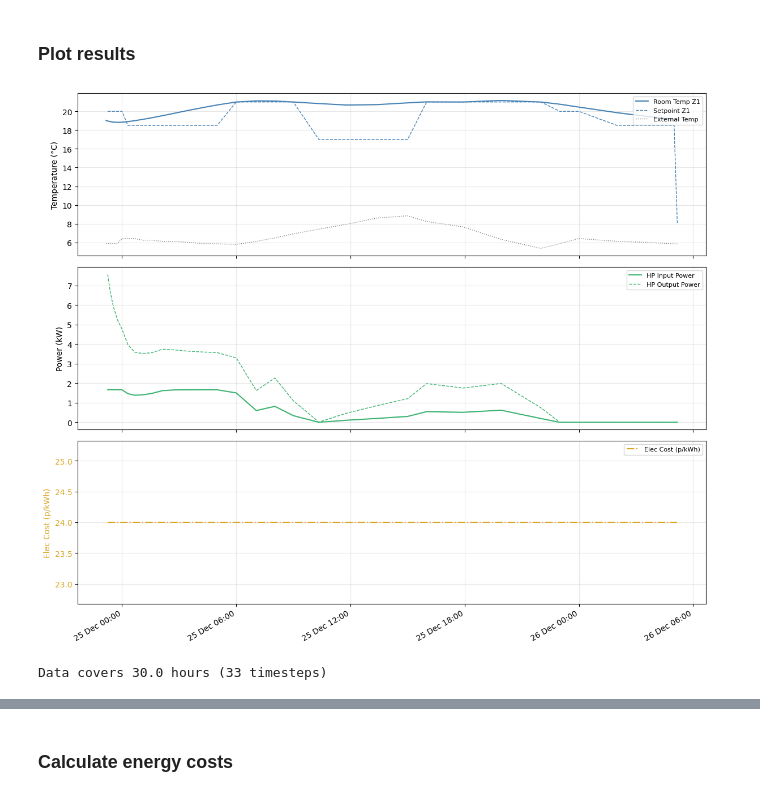
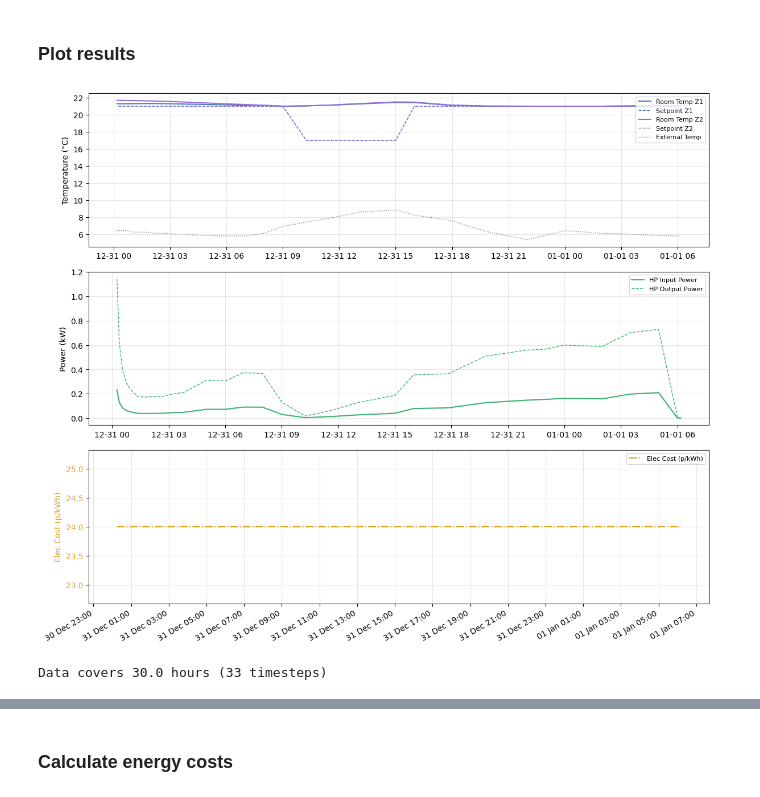
Before and after one commit to PracticeOrientedAICDT/PassivUK_Project_Spring_2026, a Jupyter notebook: explainable-AI/ecoheat_comparison.ipynb, the cells around one changed output, grey strips where cells are left out. Cells and saved outputs as stored; diff of their text form; code cells hidden in the pictures.

Commit message:
feat: run model API using matching schedules for ecoheat comparison

```diff
--- a/explainable-AI/ecoheat_comparison.ipynb
+++ b/explainable-AI/ecoheat_comparison.ipynb
@@ -57,6 +57,7 @@ houses_without_ext_temp = []
 houses_without_tariff = []
 houses_without_ecoheat_indicator = []
 good_houses_ecoheat_always = []
+zone_2 = True
 for file in temp_files:
     if "Events" not in str(file):
         house_id = file.stem.split("_")[0]
@@ -70,6 +71,7 @@ for file in temp_files:
             temp["Room Temp Z2"] = data["Room temperature (Zone 2) (°C)"]
         except KeyError:
             print("Data doesn't have zone 2")
+            zone_2 = False
         temp["External Temp"] = data["External temperature (°C)"]
         temp["Input Power"] = data["Power consumption (kW)"]
         temp["Elec Cost (p/kWh)"] = data["Tariff rate (p/kWh)"]
@@ -158,6 +160,9 @@ print("Number of datapoints with Ecoheat disabled:", sum(temp_df['Ecoheat (0/1)'
 Number of datapoints:  21546
 Number of datapoints with Ecoheat disabled: 21546
 # %%
-i = 153
-plot_temp_power(temp_df.loc[i:i+(30*60/5)], 1)
+start_index = 2159
+# NOTE: This index corresponds to the 31/12/2025, which was determined not to have any overrides
+# made to the schedule for 30 hours using the "eda_tempoverride" notebook.
+# This simplifies the situation and allows a closer comparison between the original data and the model API output
+temp_df.loc[start_index:start_index+(30*60/5)]
 # %% [output]
@@ -204,0 +247,4 @@ wed
+# %%
+# Reformat time for model API
+formatted_time = time.strftime("%Y-%m-%dT%H:%M:%SZ")
+formatted_time
@@ -220,25 +271,41 @@ schedule_1_input = {
 # %%
-return_1 = requests.post(url, headers={"X-API-Key": API_key}, json=schedule_1_input).json()
+return_1 = requests.post(url, headers={"X-API-Key": API_key}, json=api_input).json()
 # %% [markdown]
 ### Plot results
 # %%
 if return_1['success']:
     dts = [datetime.fromisoformat(t.replace("Z", "+00:00")) for t in return_1["real_dt"]]
     n = len(dts)
     S = return_1["State"]
-    output_data = pd.DataFrame({
-        "Datetimes": dts,
-        "Setpoint Z1": get(S, n, "setpoint.z1"),
-        "Room Temp Z1": get(S, n, "room_temp.z1"),
-        "External Temp": get(S, n, "ext"),
-        "Input Power": get(S, n, "E.hs1.heat.z1"),
-        "Output Power": get(S, n, "U.hs1.z1"),
-        "Elec Cost (p/kWh)": get(S, n, "elec_cost"),
-        "Tank Temp": get(S, n, "tank_temp"),
-        "HW Setpoint": get(S, n, "setpoint_hw")
-        # "Tariff":get(S, n, "tariff")
-    })
-    plot_temp_power(output_data, schedule_1_input.get("num_zones"))
+    if zone_2:
+        output_data = pd.DataFrame({
+            "Datetimes": dts,
+            "Setpoint Z1": get(S, n, "setpoint.z1"),
+            "Setpoint Z2": get(S, n, "setpoint.z2"),
+            "Room Temp Z1": get(S, n, "room_temp.z1"),
+            "Room Temp Z2": get(S, n, "room_temp.z2"),
+            "External Temp": get(S, n, "ext"),
+            "Input Power": get(S, n, "E.hs1.heat.z1"),
+            "Output Power": get(S, n, "U.hs1.z1"),
+            "Elec Cost (p/kWh)": get(S, n, "elec_cost"),
+            "Tank Temp": get(S, n, "tank_temp"),
+            "HW Setpoint": get(S, n, "setpoint_hw")
+            # "Tariff":get(S, n, "tariff")
+        })
+    else:
+        output_data = pd.DataFrame({
+            "Datetimes": dts,
+            "Setpoint Z1": get(S, n, "setpoint.z1"),
+            "Room Temp Z1": get(S, n, "room_temp.z1"),
+            "External Temp": get(S, n, "ext"),
+            "Input Power": get(S, n, "E.hs1.heat.z1"),
+            "Output Power": get(S, n, "U.hs1.z1"),
+            "Elec Cost (p/kWh)": get(S, n, "elec_cost"),
+            "Tank Temp": get(S, n, "tank_temp"),
+            "HW Setpoint": get(S, n, "setpoint_hw")
+            # "Tariff":get(S, n, "tariff")
+        })
+    plot_temp_power(output_data, api_input.get("num_zones"), 2)
 # %% [output]
-[figure, old version]
+[figure, new version]
 Data covers 30.0 hours (33 timesteps)
```
Also changed, not shown: parts of 11 cells of this notebook, 1 other file.
